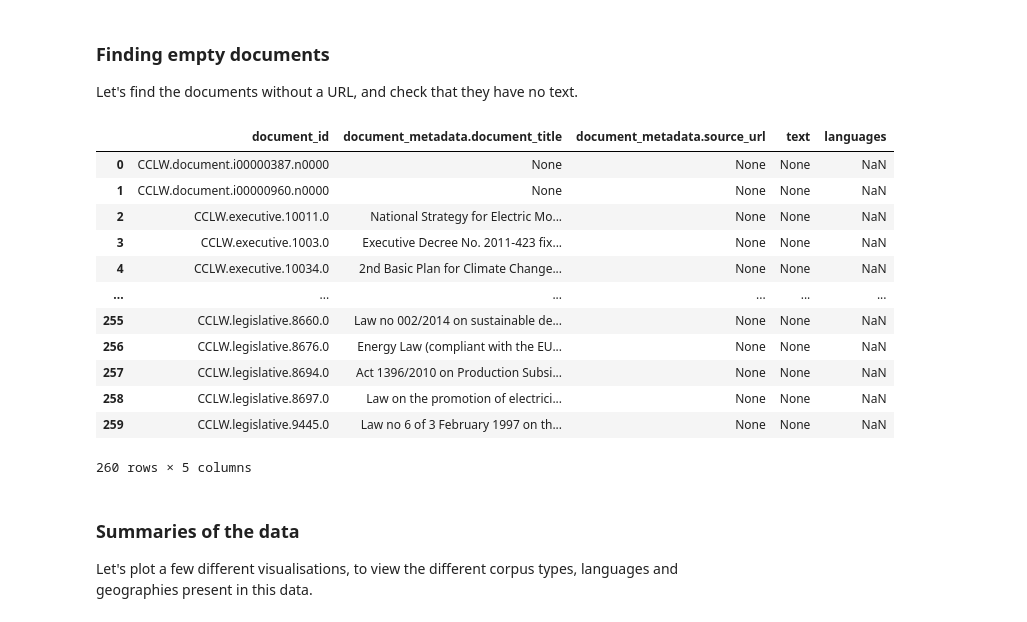
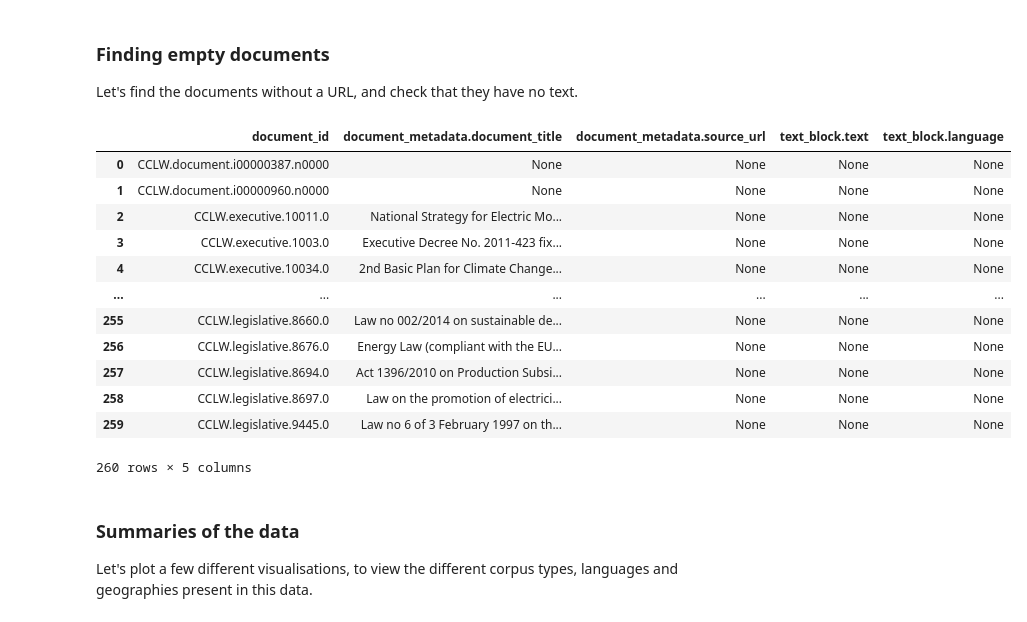
Before and after one commit to climatepolicyradar/open-data, a Jupyter notebook: notebooks/1-loading-data.ipynb, the cells around one changed output. Saved outputs shown, nothing was run; the diff lists cells and outputs as text; code cells hidden in the pictures.

```diff
--- a/notebooks/1-loading-data.ipynb
+++ b/notebooks/1-loading-data.ipynb
@@ -103,24 +103,24 @@ Let's find the documents without a URL, and check that they have no text.
 # %%
 db.sql(
     """
-    SELECT document_id, "document_metadata.document_title", "document_metadata.source_url", text, languages
+    SELECT document_id, "document_metadata.document_title", "document_metadata.source_url", "text_block.text", "text_block.language"
     FROM open_data
     WHERE "document_metadata.source_url" is NULL
     """
 ).to_df()
 # %% [output]
-|  | document_id | document_metadata.document_title | document_metadata.source_url | text | languages |
-| 0 | CCLW.document.i00000387.n0000 | None | None | None | NaN |
-| 1 | CCLW.document.i00000960.n0000 | None | None | None | NaN |
-| 2 | CCLW.executive.10011.0 | National Strategy for Electric Mo... | None | None | NaN |
-| 3 | CCLW.executive.1003.0 | Executive Decree No. 2011-423 fix... | None | None | NaN |
-| 4 | CCLW.executive.10034.0 | 2nd Basic Plan for Climate Change... | None | None | NaN |
+|  | document_id | document_metadata.document_title | document_metadata.source_url | text_block.text | text_block.language |
+| 0 | CCLW.document.i00000387.n0000 | None | None | None | None |
+| 1 | CCLW.document.i00000960.n0000 | None | None | None | None |
+| 2 | CCLW.executive.10011.0 | National Strategy for Electric Mo... | None | None | None |
+| 3 | CCLW.executive.1003.0 | Executive Decree No. 2011-423 fix... | None | None | None |
+| 4 | CCLW.executive.10034.0 | 2nd Basic Plan for Climate Change... | None | None | None |
 | ... | ... | ... | ... | ... | ... |
-| 255 | CCLW.legislative.8660.0 | Law no 002/2014 on sustainable de... | None | None | NaN |
-| 256 | CCLW.legislative.8676.0 | Energy Law (compliant with the EU... | None | None | NaN |
-| 257 | CCLW.legislative.8694.0 | Act 1396/2010 on Production Subsi... | None | None | NaN |
-| 258 | CCLW.legislative.8697.0 | Law on the promotion of electrici... | None | None | NaN |
-| 259 | CCLW.legislative.9445.0 | Law no 6 of 3 February 1997 on th... | None | None | NaN |
+| 255 | CCLW.legislative.8660.0 | Law no 002/2014 on sustainable de... | None | None | None |
+| 256 | CCLW.legislative.8676.0 | Energy Law (compliant with the EU... | None | None | None |
+| 257 | CCLW.legislative.8694.0 | Act 1396/2010 on Production Subsi... | None | None | None |
+| 258 | CCLW.legislative.8697.0 | Law on the promotion of electrici... | None | None | None |
+| 259 | CCLW.legislative.9445.0 | Law no 6 of 3 February 1997 on th... | None | None | None |
 260 rows × 5 columns
 # %% [markdown]
 ### Summaries of the data
```
Also changed, not shown: parts of 2 cells of this notebook.
